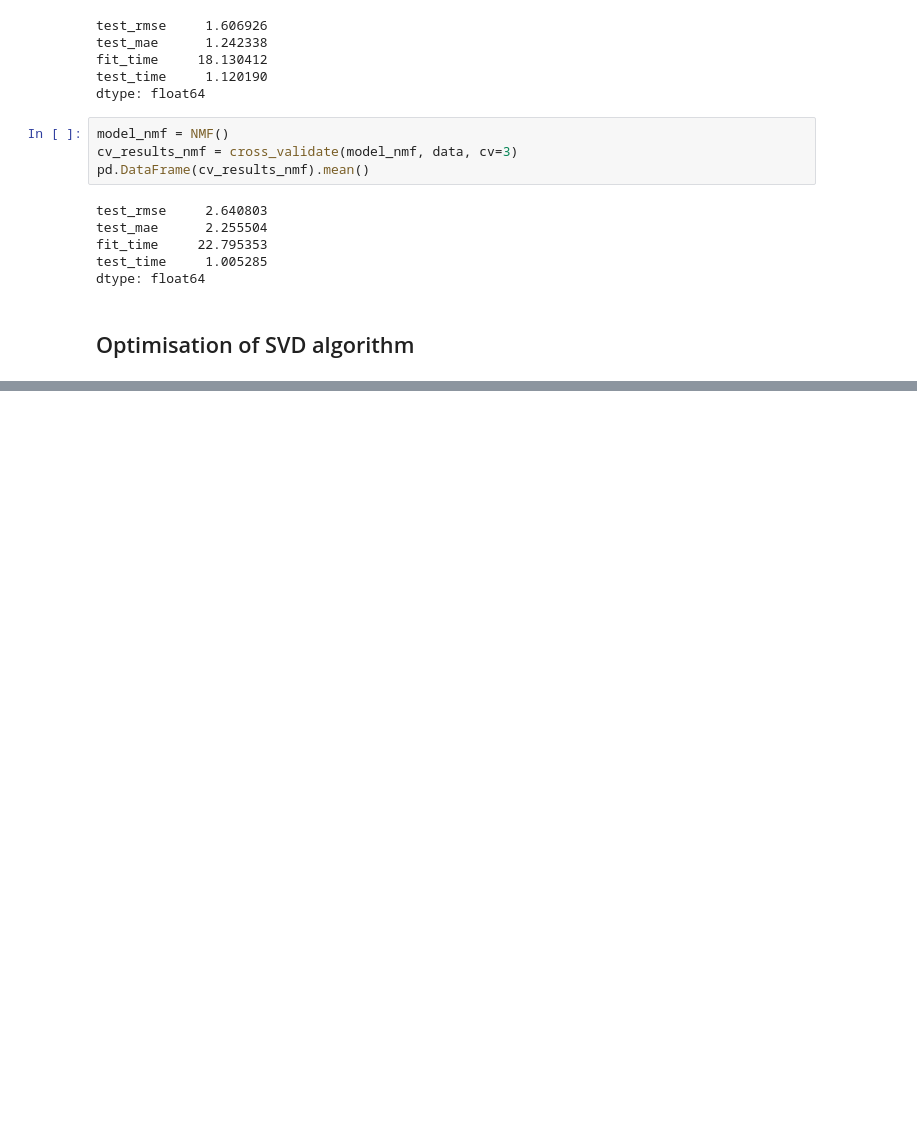
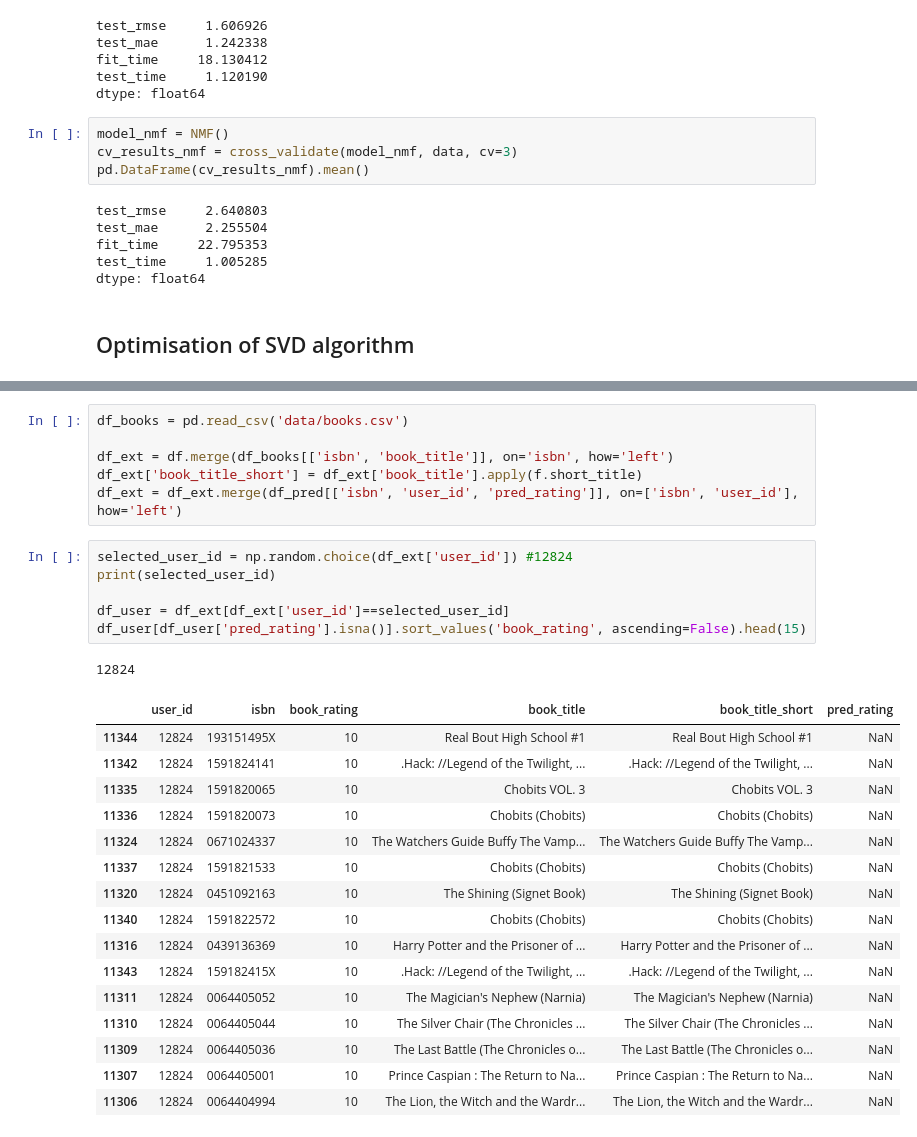
Before and after one commit to klaudia-nazarko/collaborative-filtering-python, a Jupyter notebook: collaborative-filtering-model-based.ipynb, the cells around one changed output, grey strips where cells are left out. Drawn from its saved outputs; the diff is of its cells as text; blank space fills up the shorter version.

```diff
--- a/collaborative-filtering-model-based.ipynb
+++ b/collaborative-filtering-model-based.ipynb
@@ -71,0 +133,30 @@ print(gs.best_params['rmse'])
+# %%
+df_books = pd.read_csv('data/books.csv')
+
+df_ext = df.merge(df_books[['isbn', 'book_title']], on='isbn', how='left')
+df_ext['book_title_short'] = df_ext['book_title'].apply(f.short_title)
+df_ext = df_ext.merge(df_pred[['isbn', 'user_id', 'pred_rating']], on=['isbn', 'user_id'], how='left')
+# %%
+selected_user_id = np.random.choice(df_ext['user_id']) #12824
+print(selected_user_id)
+
+df_user = df_ext[df_ext['user_id']==selected_user_id]
+df_user[df_user['pred_rating'].isna()].sort_values('book_rating', ascending=False).head(15)
+# %% [output]
+12824
+|  | user_id | isbn | book_rating | book_title | book_title_short | pred_rating |
+| 11344 | 12824 | 193151495X | 10 | Real Bout High School #1 | Real Bout High School #1 | NaN |
+| 11342 | 12824 | 1591824141 | 10 | .Hack: //Legend of the Twilight, ... | .Hack: //Legend of the Twilight, ... | NaN |
+| 11335 | 12824 | 1591820065 | 10 | Chobits VOL. 3 | Chobits VOL. 3 | NaN |
+| 11336 | 12824 | 1591820073 | 10 | Chobits (Chobits) | Chobits (Chobits) | NaN |
+| 11324 | 12824 | 0671024337 | 10 | The Watchers Guide Buffy The Vamp... | The Watchers Guide Buffy The Vamp... | NaN |
+| 11337 | 12824 | 1591821533 | 10 | Chobits (Chobits) | Chobits (Chobits) | NaN |
+| 11320 | 12824 | 0451092163 | 10 | The Shining (Signet Book) | The Shining (Signet Book) | NaN |
+| 11340 | 12824 | 1591822572 | 10 | Chobits (Chobits) | Chobits (Chobits) | NaN |
+| 11316 | 12824 | 0439136369 | 10 | Harry Potter and the Prisoner of ... | Harry Potter and the Prisoner of ... | NaN |
+| 11343 | 12824 | 159182415X | 10 | .Hack: //Legend of the Twilight, ... | .Hack: //Legend of the Twilight, ... | NaN |
+| 11311 | 12824 | 0064405052 | 10 | The Magician's Nephew (Narnia) | The Magician's Nephew (Narnia) | NaN |
+| 11310 | 12824 | 0064405044 | 10 | The Silver Chair (The Chronicles ... | The Silver Chair (The Chronicles ... | NaN |
+| 11309 | 12824 | 0064405036 | 10 | The Last Battle (The Chronicles o... | The Last Battle (The Chronicles o... | NaN |
+| 11307 | 12824 | 0064405001 | 10 | Prince Caspian : The Return to Na... | Prince Caspian : The Return to Na... | NaN |
+| 11306 | 12824 | 0064404994 | 10 | The Lion, the Witch and the Wardr... | The Lion, the Witch and the Wardr... | NaN |
```
Also changed, not shown: parts of 10 cells of this notebook.
